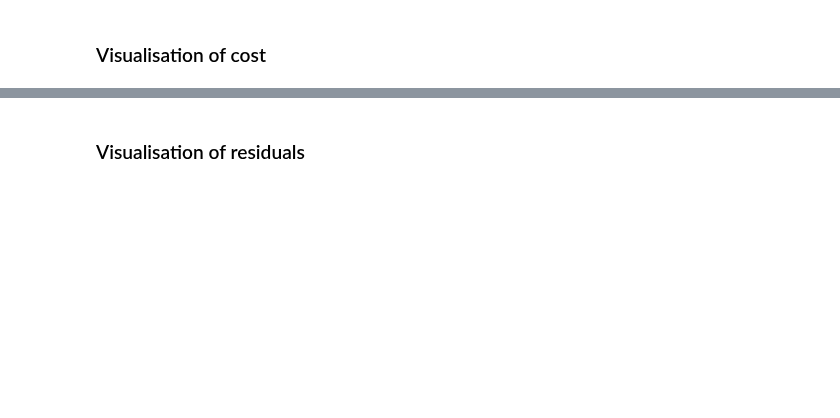
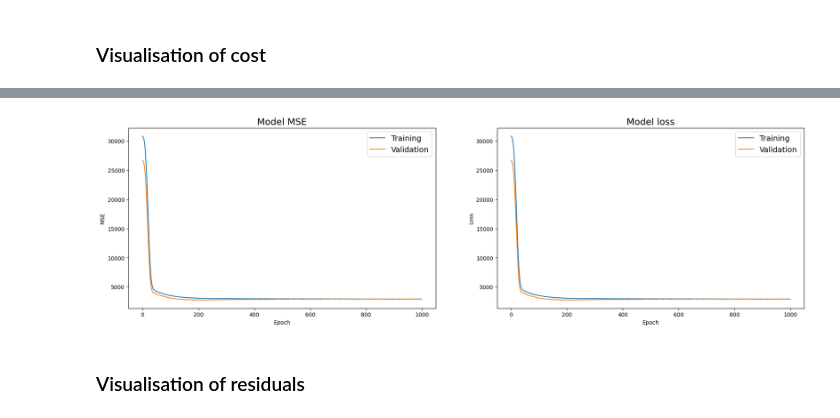
Before and after one commit to LouisMcArdell/IOD-Work, a Jupyter notebook: Labs/Module 9/IOD_Lab-9_1 - Regression NN with Keras.ipynb, the cells around one changed output, grey strips where cells are left out. Saved outputs shown, nothing was run; the diff lists cells and outputs as text; code cells hidden in the pictures; blank space fills up the shorter version.

```diff
--- a/Labs/Module 9/IOD_Lab-9_1 - Regression NN with Keras.ipynb
+++ b/Labs/Module 9/IOD_Lab-9_1 - Regression NN with Keras.ipynb
@@ -30,2 +56,5 @@ Load the Diabetes dataset from **SciKit-Learn**.
+# %%
+# insert code here
+X_train, X_test, y_train, y_test = train_test_split(X, y, test_size = 0.3, random_state = 42)
 # %% [markdown]
 ### Create the model's architecture
@@ -35,3 +89,4 @@ Load the Diabetes dataset from **SciKit-Learn**.
 ### Compile the model
 # %%
 # insert code here
+model.compile(optimizer = 'adam', loss = 'mse', metrics = ['mse'])
@@ -42,0 +97,14 @@ Load the Diabetes dataset from **SciKit-Learn**.
+# %%
+# insert code here
+from sklearn.utils import shuffle
+X_train2, y_train2 = shuffle(X_train, y_train, random_state=43)
+# %%
+%%time
+# Fit the model
+history = model.fit(
+    X_train2,
+    y_train2,
+    validation_split = 0.25,
+    batch_size = 10,
+    epochs = 1000,
+    verbose = 1)
@@ -55,2 +193,27 @@ Load the Diabetes dataset from **SciKit-Learn**.
+# %%
+fig, ax = plt.subplots(1, 2, figsize = (18, 6))
+fig.subplots_adjust(left = 0.02, right = 0.98, wspace = 0.2)
+
+plt.rcParams.update({'font.size': 14})
+
+# Plot training & validation accuracy values
+ax[0].plot(history.history['mse'], label = 'Training')
+ax[0].plot(history.history['val_mse'], label = 'Validation')
+ax[0].set_title('Model MSE')
+ax[0].set_ylabel('MSE')
+ax[0].set_xlabel('Epoch')
+ax[0].legend()
+
+# Plot training & validation loss values
+ax[1].plot(history.history['loss'], label = 'Training')
+ax[1].plot(history.history['val_loss'], label = 'Validation')
+ax[1].set_title('Model loss')
+ax[1].set_ylabel('Loss')
+ax[1].set_xlabel('Epoch')
+ax[1].legend()
+
+plt.show()
+# %% [output]
+[figure, added]
 # %% [markdown]
 ### Visualisation of residuals
```
Also changed, not shown: parts of 22 cells of this notebook, 1 other file.
